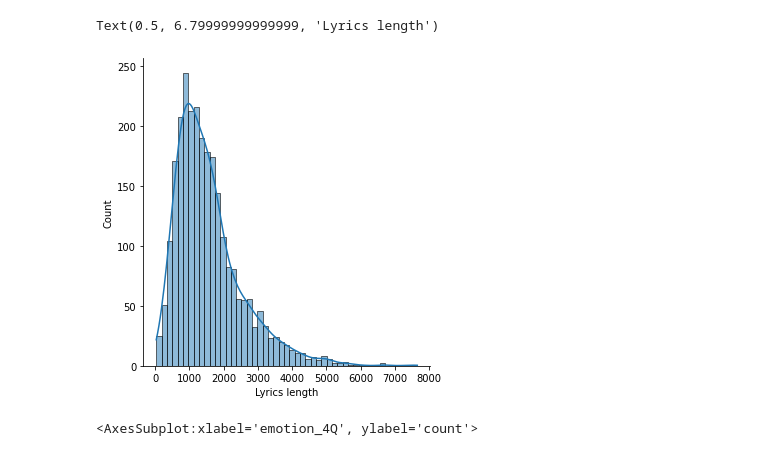
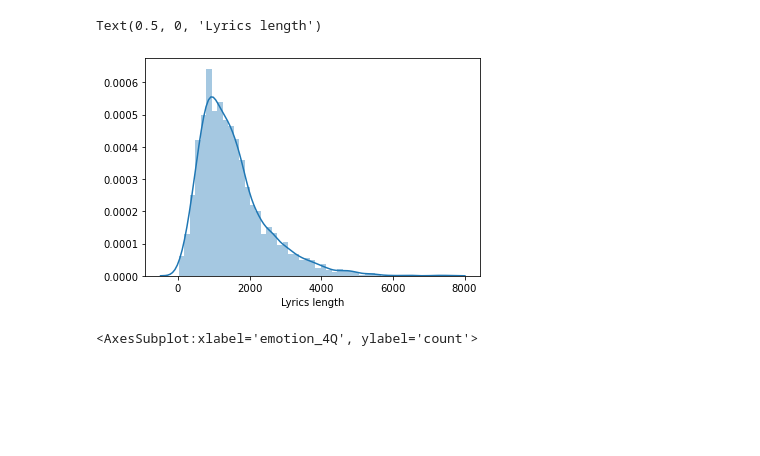
Before and after one commit to wojtek11530/song_lyric_classification, a Jupyter notebook: notebooks/preprocessed_dataset_analysis.ipynb, the cells around one changed output. Saved outputs shown, nothing was run; the diff lists cells and outputs as text; code cells hidden in the pictures; blank space fills up the shorter version.

```diff
--- a/notebooks/preprocessed_dataset_analysis.ipynb
+++ b/notebooks/preprocessed_dataset_analysis.ipynb
@@ -60,11 +60,11 @@ lyrics_without_brackets       0
 general_genre              1131
 dtype: int64
 # %%
-sns.displot(df['lyrics'].str.len(), kde=True)
+sns.distplot(df['lyrics'].str.len(), kde=True)
 plt.xlabel('Lyrics length')
 # %% [output]
-Text(0.5, 6.79999999999999, 'Lyrics length')
+Text(0.5, 0, 'Lyrics length')
-[figure, old version]
+[figure, new version]
 # %%
 sns.countplot(x="emotion_4Q", data=df)
 # %% [output]
```
Also changed, not shown: parts of 1 cell of this notebook, 2 other files.
